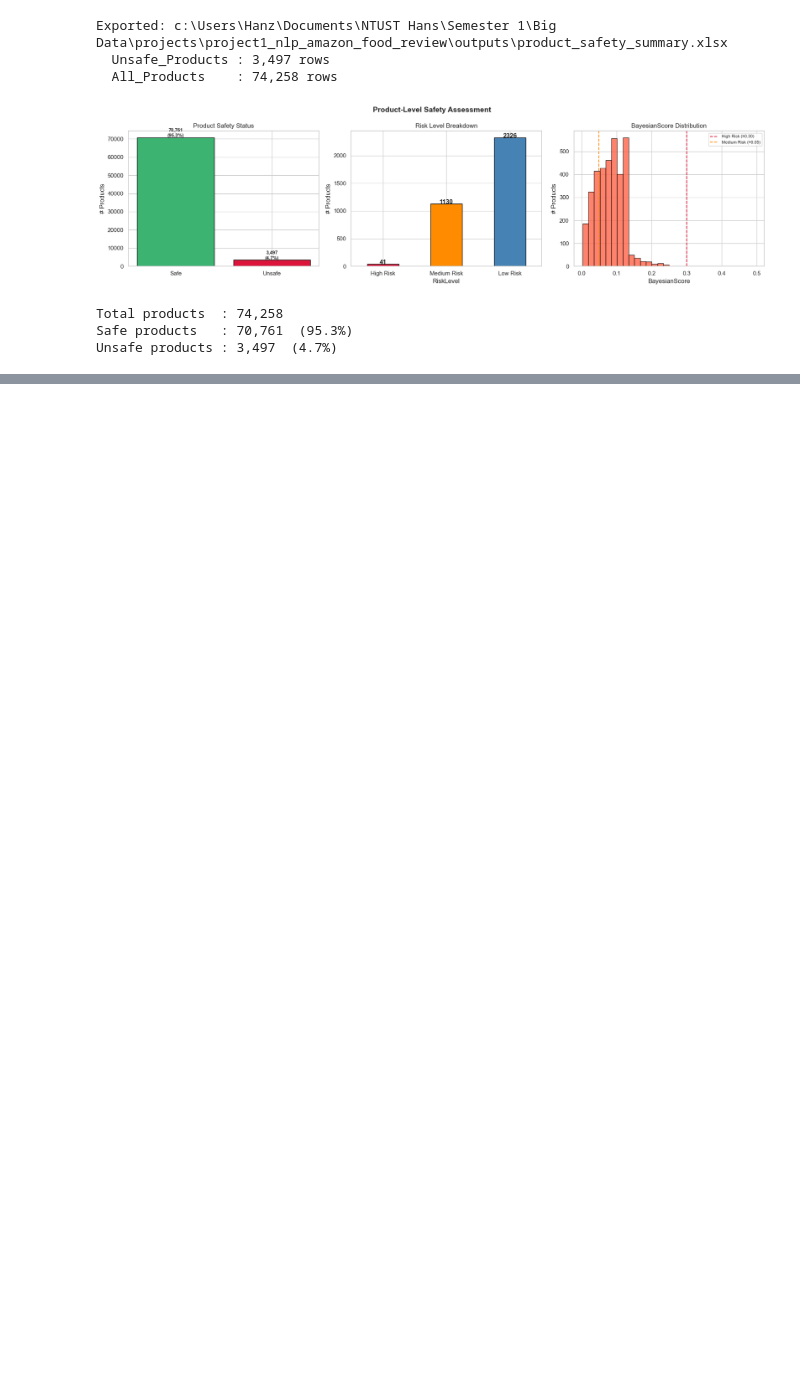
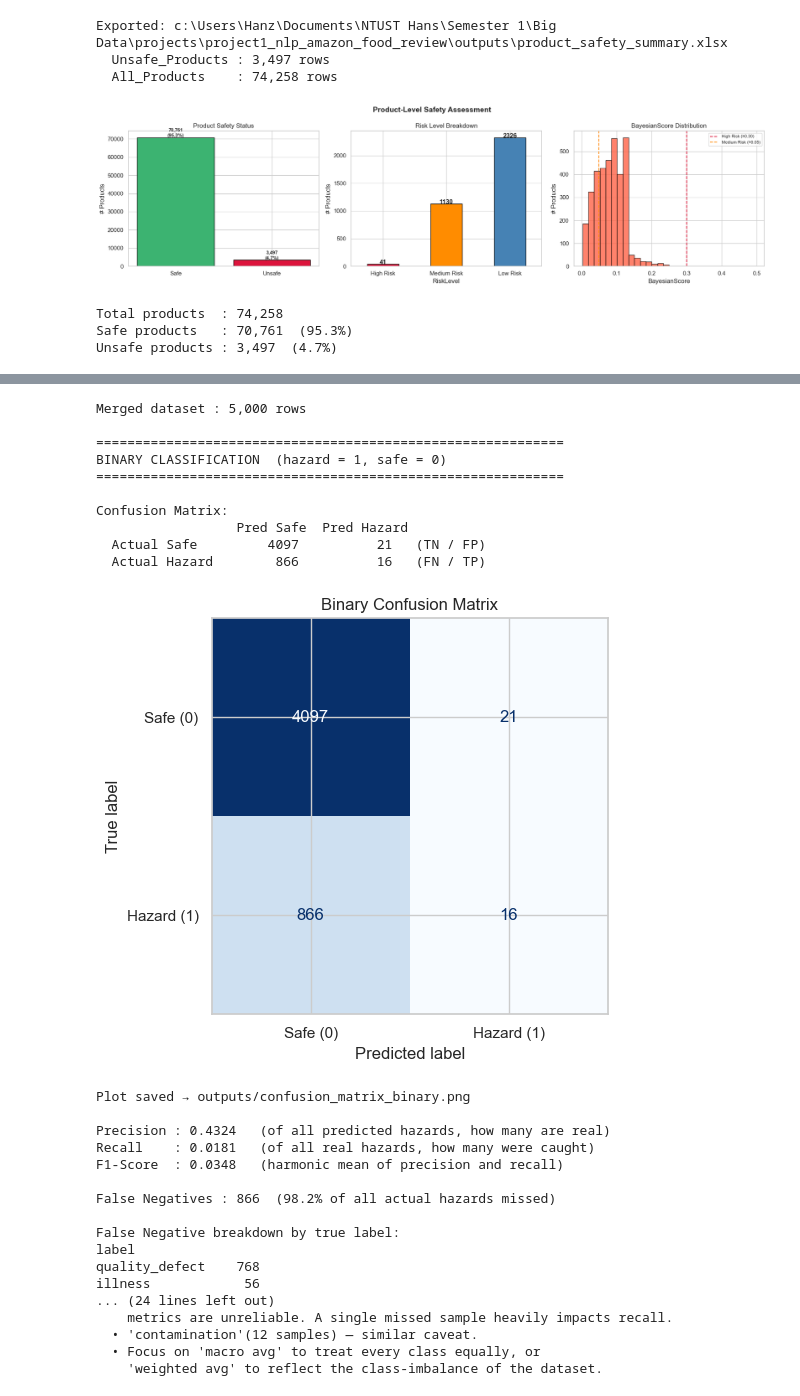
Before and after one commit to clickbytedev/bigdata-amazon-food-review, a Jupyter notebook: food_safety_simple.ipynb, the cells around one changed output, grey strips where cells are left out. Saved outputs shown, nothing was run; the diff lists cells and outputs as text; code cells hidden in the pictures; blank space fills up the shorter version.

```diff
--- a/food_safety_simple.ipynb
+++ b/food_safety_simple.ipynb
@@ -753,0 +902,34 @@ Unsafe products : 3,497  (4.7%)
+# %%
+# ── 5. Run the evaluation ─────────────────────────────────────────────
+df_merged = merge_results(df_gold, df_predictions)
+df_fn     = evaluate_binary(df_merged)
+evaluate_multiclass(df_merged)
+# %% [output]
+Merged dataset : 5,000 rows
+
+============================================================
+BINARY CLASSIFICATION  (hazard = 1, safe = 0)
+============================================================
+
+Confusion Matrix:
+                  Pred Safe  Pred Hazard
+  Actual Safe         4097          21   (TN / FP)
+  Actual Hazard        866          16   (FN / TP)
+[figure, added]
+Plot saved → outputs/confusion_matrix_binary.png
+
+Precision : 0.4324   (of all predicted hazards, how many are real)
+Recall    : 0.0181   (of all real hazards, how many were caught)
+F1-Score  : 0.0348   (harmonic mean of precision and recall)
+
+False Negatives : 866  (98.2% of all actual hazards missed)
+
+False Negative breakdown by true label:
+label
+quality_defect    768
+illness            56
+... (24 lines left out)
+    metrics are unreliable. A single missed sample heavily impacts recall.
+  • 'contamination'(12 samples) — similar caveat.
+  • Focus on 'macro avg' to treat every class equally, or
+    'weighted avg' to reflect the class-imbalance of the dataset.
```
Also changed, not shown: parts of 18 cells of this notebook, 22 other files.
